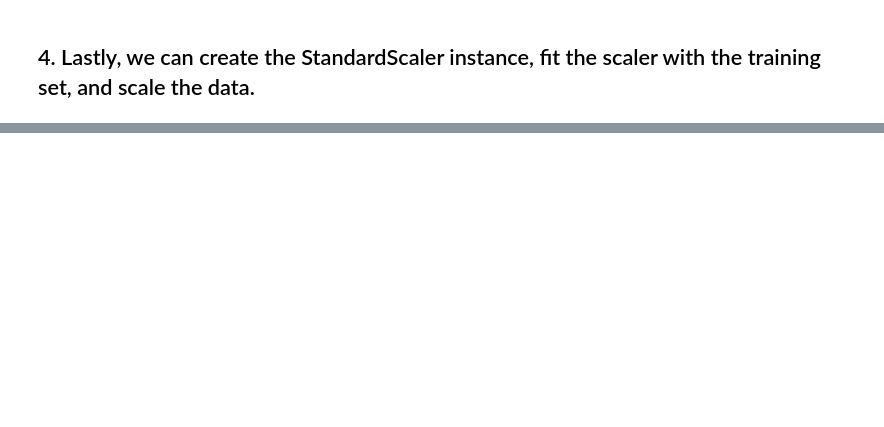
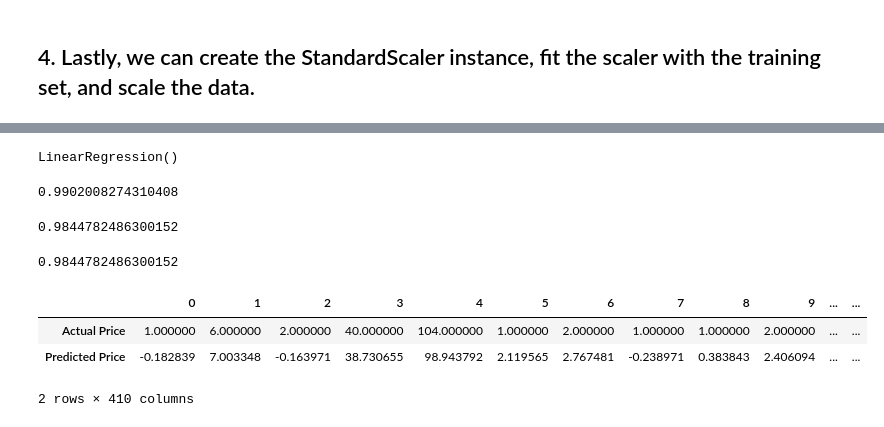
Before and after one commit to divish16/NYC-Student-Success-Predictions, a Jupyter notebook: ML_segment2.ipynb, the cells around one changed output, grey strips where cells are left out. Cells and saved outputs as stored; diff of their text form; code cells hidden in the pictures; blank space fills up the shorter version.

```diff
--- a/segment_2.ipynb
+++ b/ML_segment2.ipynb
@@ -150,0 +216,8 @@ predictions = rf_model.predict(X_test_scaled)
+# %%
+# Training the multiple regression model on the Training set
+from sklearn.linear_model import LinearRegression
+rf_model = LinearRegression()
+rf_model = rf_model.fit(X_train, y_train)
+rf_model
+# %% [output]
+LinearRegression()
@@ -150,0 +227,27 @@ predictions = rf_model.predict(X_test_scaled)
+# %%
+# get the training  set accuracy scores.
+rf_model.score(X_train, y_train)
+# %% [output]
+0.9902008274310408
+# %%
+# get the test set accuracy scores.
+rf_model.score(X_test, y_test)
+# %% [output]
+0.9844782486300152
+# %%
+# Evaluate the performance.
+from sklearn.metrics import r2_score
+r2_score(y_test,predictions)
+# %% [output]
+0.9844782486300152
+# %%
+predictedPrice = pd.DataFrame(rf_model.predict(X), columns=['Predicted Price']) # Create new dataframe of column'Predicted Price'
+actualPrice = pd.DataFrame(y, columns=['Actual Price'])
+actualPrice = actualPrice.reset_index(drop=True) # Drop the index so that we can concat it, to create new dataframe
+df_actual_vs_predicted = pd.concat([actualPrice,predictedPrice],axis =1)
+df_actual_vs_predicted.T
+# %% [output]
+|  | 0 | 1 | 2 | 3 | 4 | 5 | 6 | 7 | 8 | 9 | ... | ... |
+| Actual Price | 1.000000 | 6.000000 | 2.000000 | 40.000000 | 104.000000 | 1.000000 | 2.000000 | 1.000000 | 1.000000 | 2.000000 | ... | ... |
+| Predicted Price | -0.182839 | 7.003348 | -0.163971 | 38.730655 | 98.943792 | 2.119565 | 2.767481 | -0.238971 | 0.383843 | 2.406094 | ... | ... |
+2 rows × 410 columns
```
Also changed, not shown: parts of 30 cells of this notebook, 1 other file.
